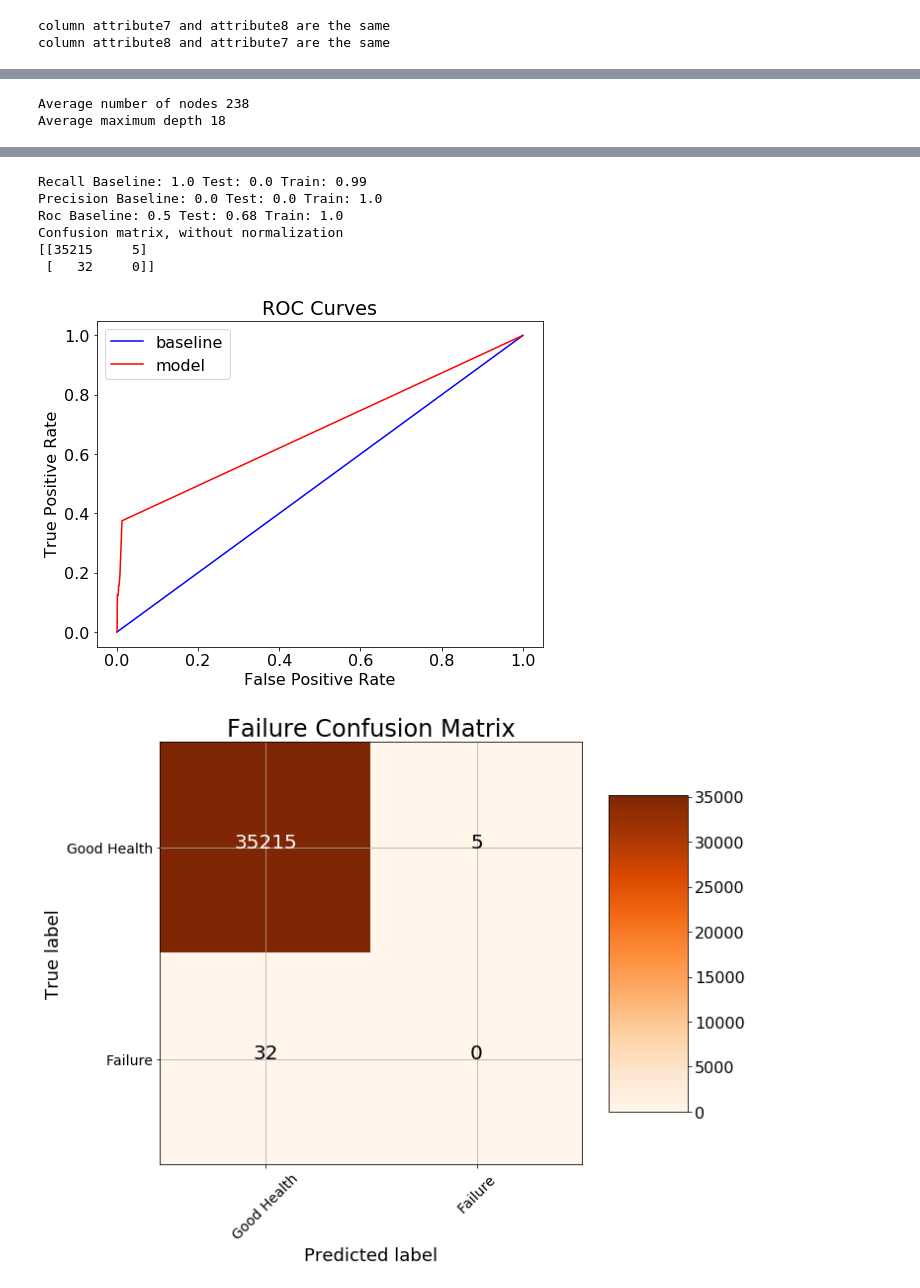
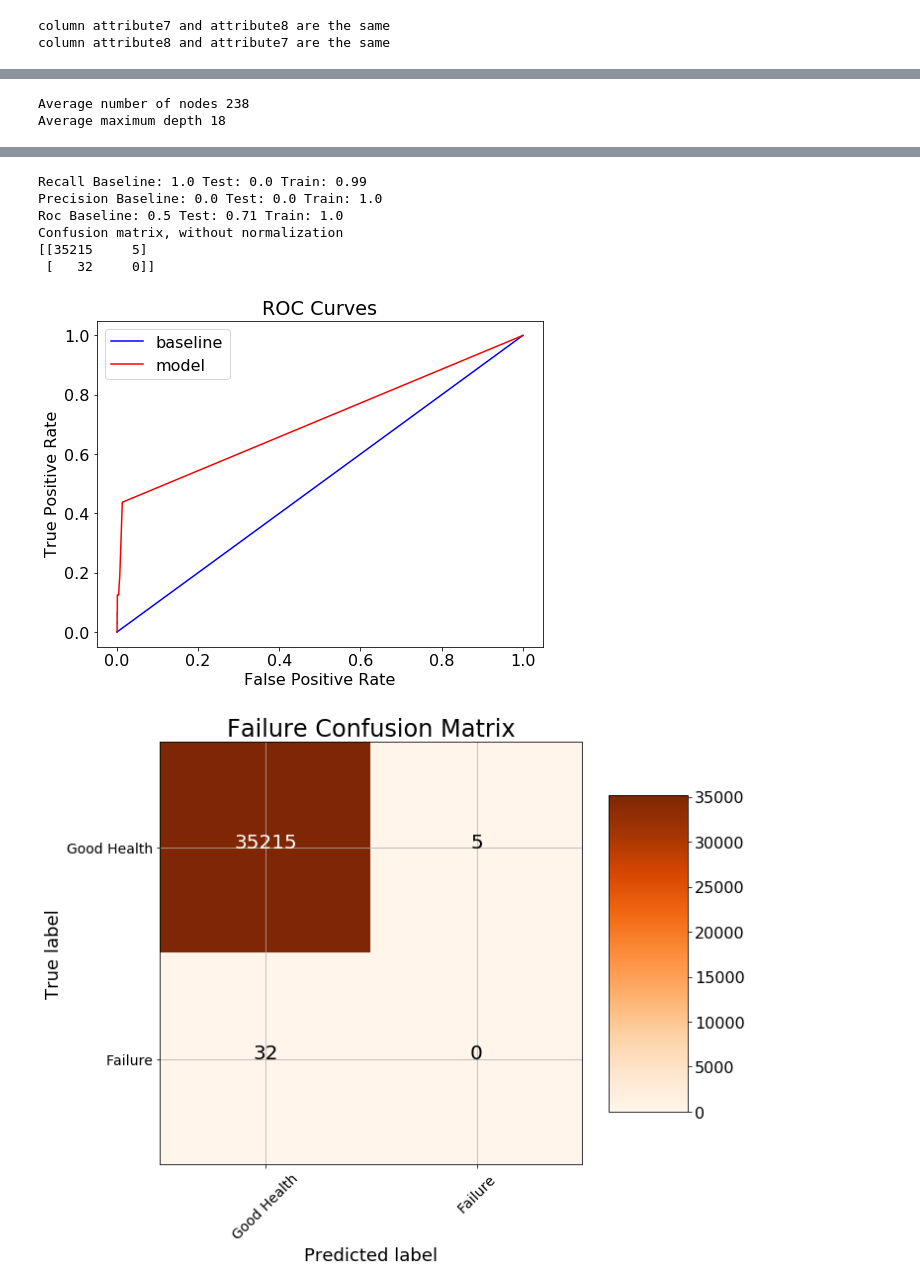
Before and after one commit to jmiguel99/device_failure, a Jupyter notebook: Submission_rev1.ipynb, the cells around one changed output, grey strips where cells are left out. Drawn from its saved outputs; the diff is of its cells as text; code cells hidden in the pictures.

```diff
--- a/Submission_rev1.ipynb
+++ b/Submission_rev1.ipynb
@@ -288,7 +300,7 @@ test = test.fillna(test.mean())
 # Create the model with 100 trees
 model = RandomForestClassifier(n_estimators=100,
                                bootstrap=True,
-                               max_features='sqrt',
+                               max_features='mean',
                                n_jobs=-1,
                                verbose=1)
 # Fit on training data
@@ -335,9 +347,9 @@ Average maximum depth 18
 [Parallel(n_jobs=12)]: Done 100 out of 100 | elapsed:    0.1s finished
 Recall Baseline: 1.0 Test: 0.0 Train: 0.99
 Precision Baseline: 0.0 Test: 0.0 Train: 1.0
-Roc Baseline: 0.5 Test: 0.68 Train: 1.0
+Roc Baseline: 0.5 Test: 0.71 Train: 1.0
 Confusion matrix, without normalization
 [[35215     5]
  [   32     0]]
-[figure, old version]
+[figure, new version]
 [figure]
```
Also changed, not shown: parts of 4 cells of this notebook, 1 other file.
